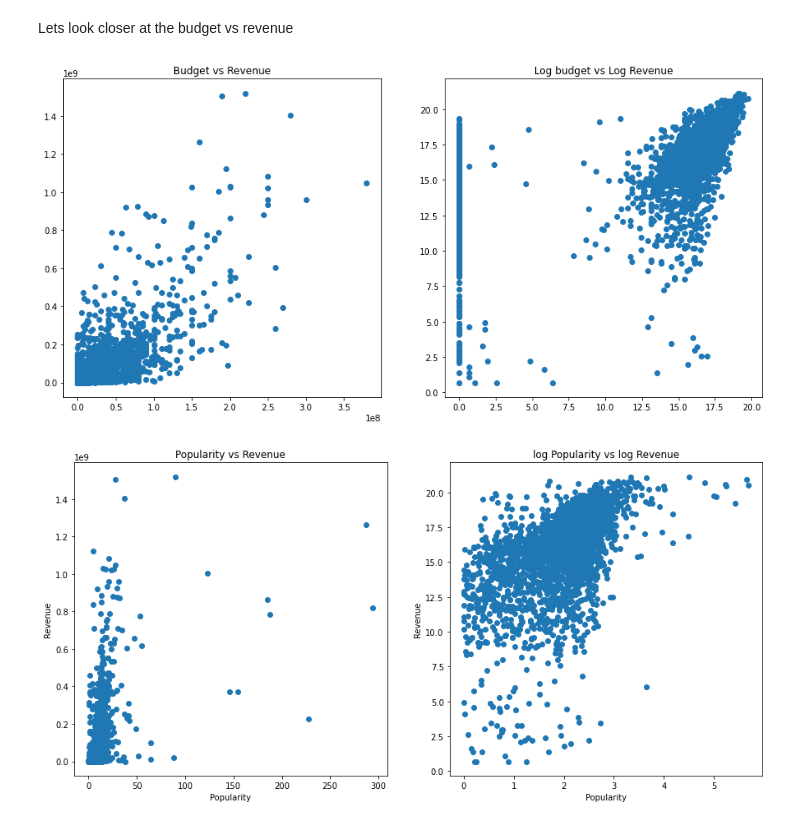
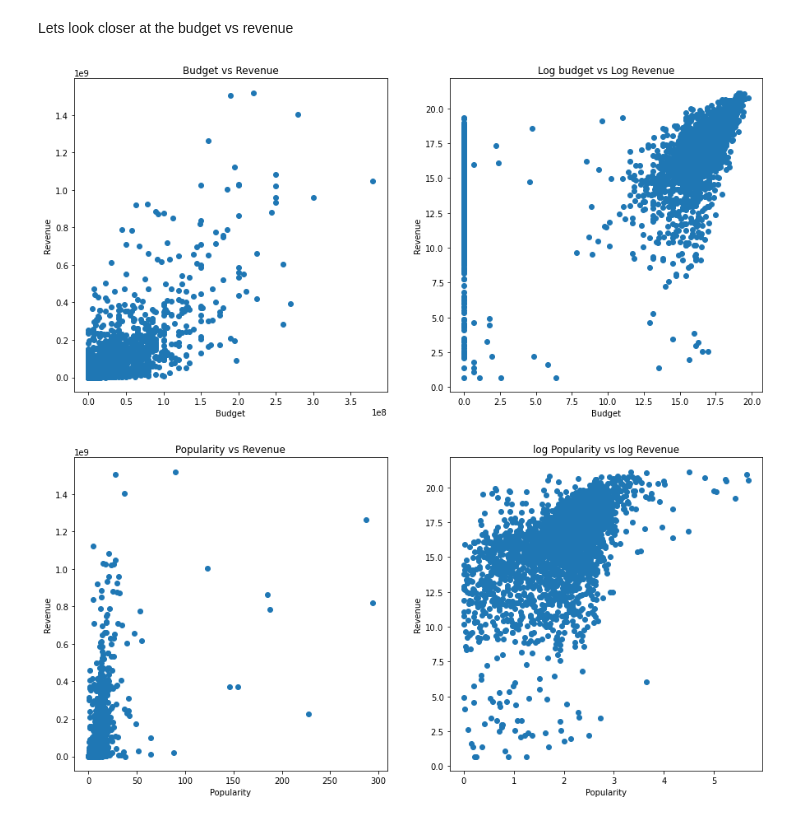
Before and after one commit to h180220/DAT158-ML2, a Jupyter notebook: ML-Innlevering2.ipynb, the cells around one changed output. Saved outputs shown, nothing was run; the diff lists cells and outputs as text; code cells hidden in the pictures.

```diff
--- a/ML-Innlevering2.ipynb
+++ b/ML-Innlevering2.ipynb
@@ -157,7 +157,7 @@ target = films['revenue'].copy()
 # %% [markdown]
 We will drop some of the more unnecessary columns, such as id, homepage, imdb_id, overview, poster path, status and tagline.
 # %%
-dropping = ['id', 'homepage', 'imdb_id', 'overview', 'poster_path', 'status', 'tagline', 'title', 'original_title', 'Keywords']
+dropping = ['id', 'imdb_id', 'overview', 'poster_path', 'status', 'tagline', 'title', 'original_title', 'Keywords']
 
 films = films.drop(dropping, axis=1)
 test = test.drop(dropping, axis=1)
@@ -187,14 +187,18 @@ Lets look closer at the budget vs revenue
 # %%
 plt.figure(figsize=(15,7))
 plt.subplot(1, 2, 1)
 plt.scatter(films['budget'], films['revenue'])
 plt.title('Budget vs Revenue')
+plt.xlabel('Budget')
+plt.ylabel('Revenue')
 plt.subplot(1, 2, 2)
 plt.scatter(np.log1p(films['budget']), np.log1p(films['revenue']))
 plt.title('Log budget vs Log Revenue')
+plt.xlabel('Budget')
+plt.ylabel('Revenue')
 plt.show()
 # %% [output]
-[figure, old version]
+[figure, new version]
 # %%
 plt.figure(figsize=(15,7))
 plt.subplot(1, 2, 1)
```
Also changed, not shown: parts of 32 cells of this notebook.
